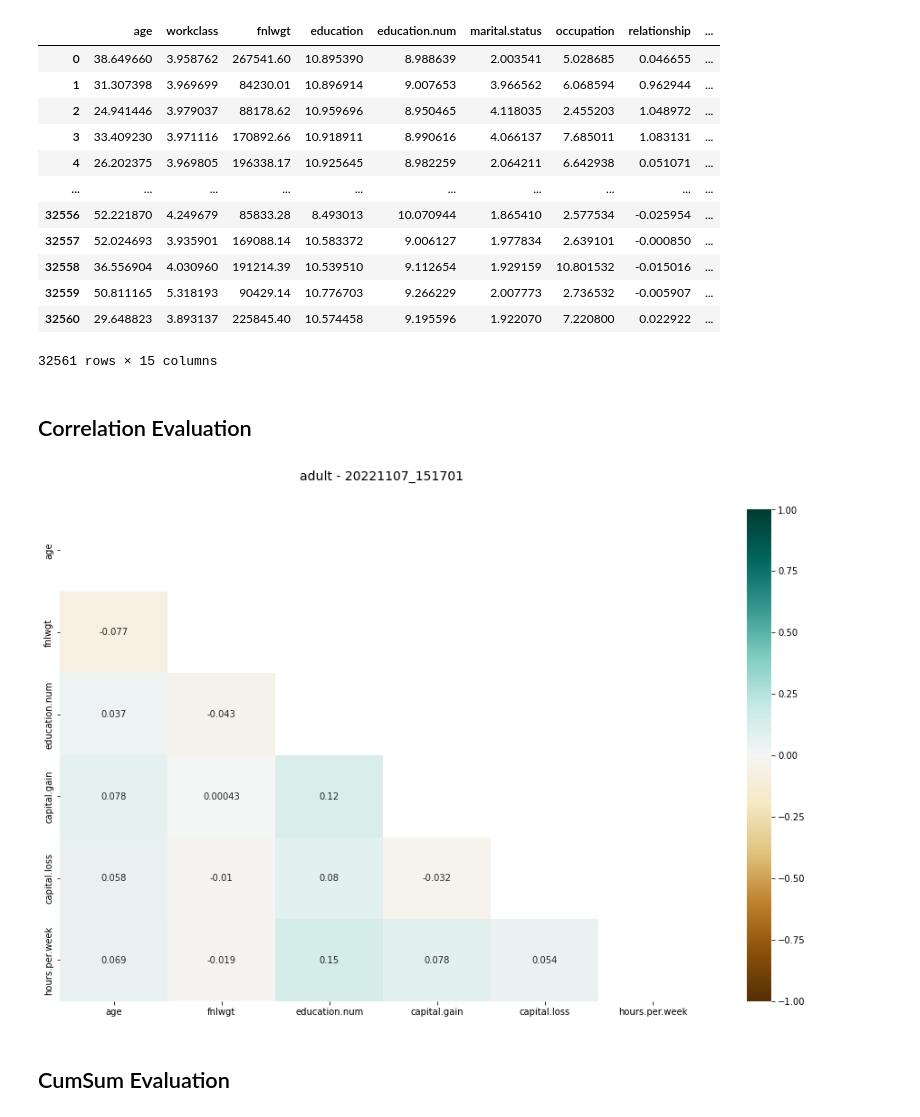
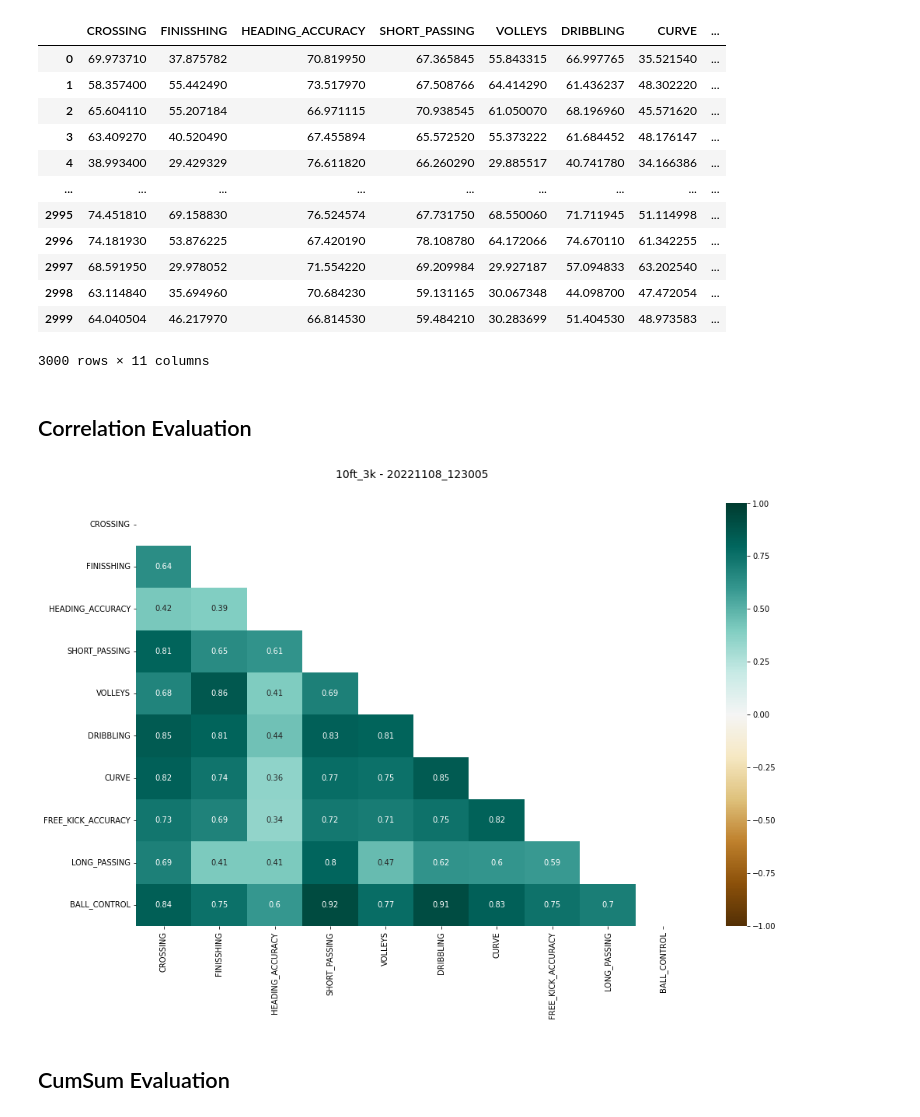
Before and after one commit to datasciengine/GAN_SyntheticTabularDataGeneration, a Jupyter notebook: notebooks/QuickEvaluate.ipynb, the cells around one changed output. Saved outputs shown, nothing was run; the diff lists cells and outputs as text; code cells hidden in the pictures.

```diff
--- a/notebooks/QuickEvaluate.ipynb
+++ b/notebooks/QuickEvaluate.ipynb
@@ -10,7 +10,6 @@ import warnings
 warnings.filterwarnings("ignore")
 import matplotlib.pyplot as plt
 # %%
-file_name = "adult"
-real_df = pd.read_csv(f"C:/Users/kalybeai-dxlc693/Desktop/GANS/modular-conditional-gan-main/datasets/input_reals/{file_name}.csv", ",")
-syn_df = pd.read_csv(f"C:/Users/kalybeai-dxlc693/Desktop/GANS/modular-conditional-gan-main/datasets/output_synt/{file_name}.csv", ",")
-real_df
+file_name = "10ft_3k"
+real_df = pd.read_csv(f"../datasets/input_reals/{file_name}.csv", ";")
+syn_df = pd.read_csv(f"../datasets/output_synt/{file_name}.csv", ",")
@@ -31,19 +32,19 @@ real_df
 # %%
 syn_df
 # %% [output]
-|  | age | workclass | fnlwgt | education | education.num | marital.status | occupation | relationship | ... |
-| 0 | 38.649660 | 3.958762 | 267541.60 | 10.895390 | 8.988639 | 2.003541 | 5.028685 | 0.046655 | ... |
-| 1 | 31.307398 | 3.969699 | 84230.01 | 10.896914 | 9.007653 | 3.966562 | 6.068594 | 0.962944 | ... |
-| 2 | 24.941446 | 3.979037 | 88178.62 | 10.959696 | 8.950465 | 4.118035 | 2.455203 | 1.048972 | ... |
-| 3 | 33.409230 | 3.971116 | 170892.66 | 10.918911 | 8.990616 | 4.066137 | 7.685011 | 1.083131 | ... |
-| 4 | 26.202375 | 3.969805 | 196338.17 | 10.925645 | 8.982259 | 2.064211 | 6.642938 | 0.051071 | ... |
-| ... | ... | ... | ... | ... | ... | ... | ... | ... | ... |
-| 32556 | 52.221870 | 4.249679 | 85833.28 | 8.493013 | 10.070944 | 1.865410 | 2.577534 | -0.025954 | ... |
-| 32557 | 52.024693 | 3.935901 | 169088.14 | 10.583372 | 9.006127 | 1.977834 | 2.639101 | -0.000850 | ... |
-| 32558 | 36.556904 | 4.030960 | 191214.39 | 10.539510 | 9.112654 | 1.929159 | 10.801532 | -0.015016 | ... |
-| 32559 | 50.811165 | 5.318193 | 90429.14 | 10.776703 | 9.266229 | 2.007773 | 2.736532 | -0.005907 | ... |
-| 32560 | 29.648823 | 3.893137 | 225845.40 | 10.574458 | 9.195596 | 1.922070 | 7.220800 | 0.022922 | ... |
+|  | CROSSING | FINISSHING | HEADING_ACCURACY | SHORT_PASSING | VOLLEYS | DRIBBLING | CURVE | ... |
+| 0 | 69.973710 | 37.875782 | 70.819950 | 67.365845 | 55.843315 | 66.997765 | 35.521540 | ... |
+| 1 | 58.357400 | 55.442490 | 73.517970 | 67.508766 | 64.414290 | 61.436237 | 48.302220 | ... |
+| 2 | 65.604110 | 55.207184 | 66.971115 | 70.938545 | 61.050070 | 68.196960 | 45.571620 | ... |
+| 3 | 63.409270 | 40.520490 | 67.455894 | 65.572520 | 55.373222 | 61.684452 | 48.176147 | ... |
+| 4 | 38.993400 | 29.429329 | 76.611820 | 66.260290 | 29.885517 | 40.741780 | 34.166386 | ... |
+| ... | ... | ... | ... | ... | ... | ... | ... | ... |
+| 2995 | 74.451810 | 69.158830 | 76.524574 | 67.731750 | 68.550060 | 71.711945 | 51.114998 | ... |
+| 2996 | 74.181930 | 53.876225 | 67.420190 | 78.108780 | 64.172066 | 74.670110 | 61.342255 | ... |
+| 2997 | 68.591950 | 29.978052 | 71.554220 | 69.209984 | 29.927187 | 57.094833 | 63.202540 | ... |
+| 2998 | 63.114840 | 35.694960 | 70.684230 | 59.131165 | 30.067348 | 44.098700 | 47.472054 | ... |
+| 2999 | 64.040504 | 46.217970 | 66.814530 | 59.484210 | 30.283699 | 51.404530 | 48.973583 | ... |
-32561 rows × 15 columns
+3000 rows × 11 columns
 # %% [markdown]
 ## Correlation Evaluation
 # %%
@@ -54,21 +55,21 @@ dtime = datetime.now().strftime('%Y%m%d_%H%M%S')
 # %%
 plt.figure(figsize=(16, 10))
 mask = np.triu(np.ones_like(real_corr, dtype=np.bool))
 dtime = datetime.now().strftime('%Y%m%d_%H%M%S')
 
 heatmap = sns.heatmap(real_corr,
                       mask=mask,
                       vmin=-1,
                       vmax=1,
                       annot=True,
                       cmap='BrBG')
 
 title = "Difference of Correlations (expected as close to zero)"
-png_name = f"C:/Users/kalybeai-dxlc693/Desktop/GANS/modular-conditional-gan-main/datasets/output_synt/" +str(file_name) + str(dtime)+ ".png"
+png_name = f"../datasets/output_synt/" +str(file_name) + str(dtime)+ ".png"
 heatmap.set_title(f"{file_name} - {dtime} \n", fontdict={"fontsize":14}, pad=16)
 plt.savefig(png_name)
 # %% [output]
-[figure, old version]
+[figure, new version]
 # %% [markdown]
 ## CumSum Evaluation
 # %% [markdown]
```
Also changed, not shown: parts of 5 cells of this notebook, 5 other files.
